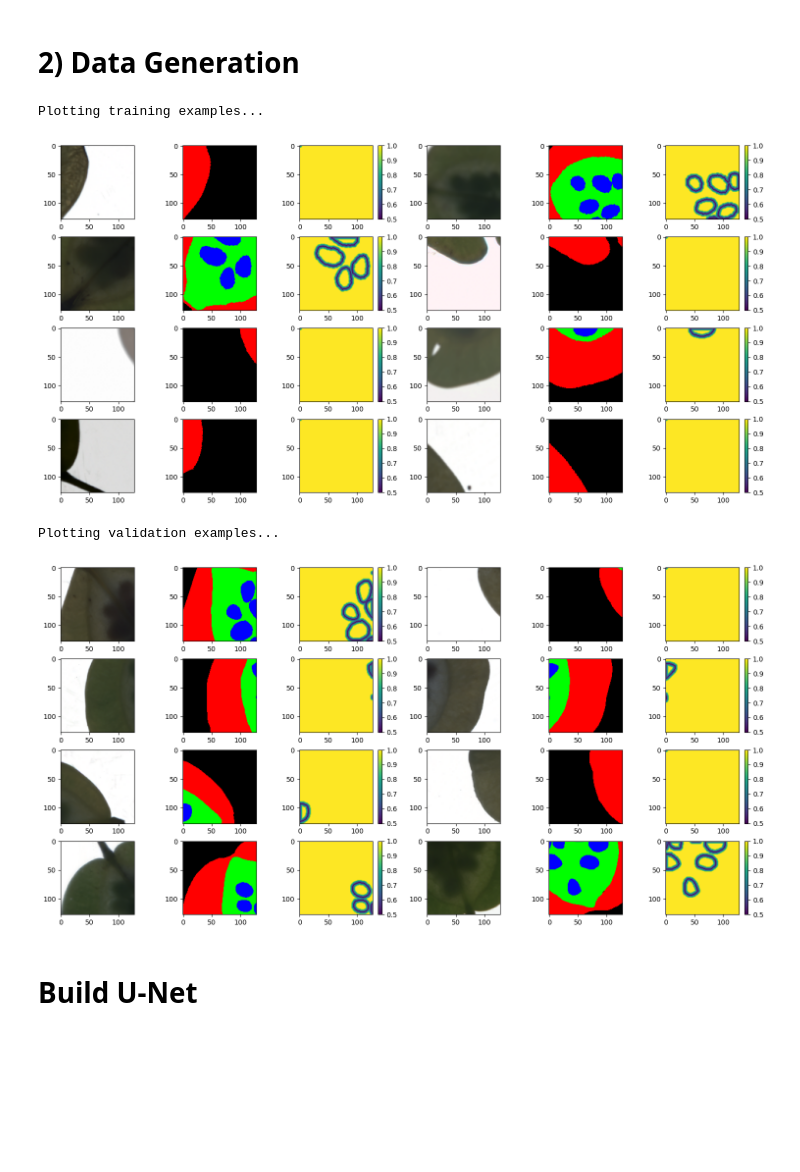
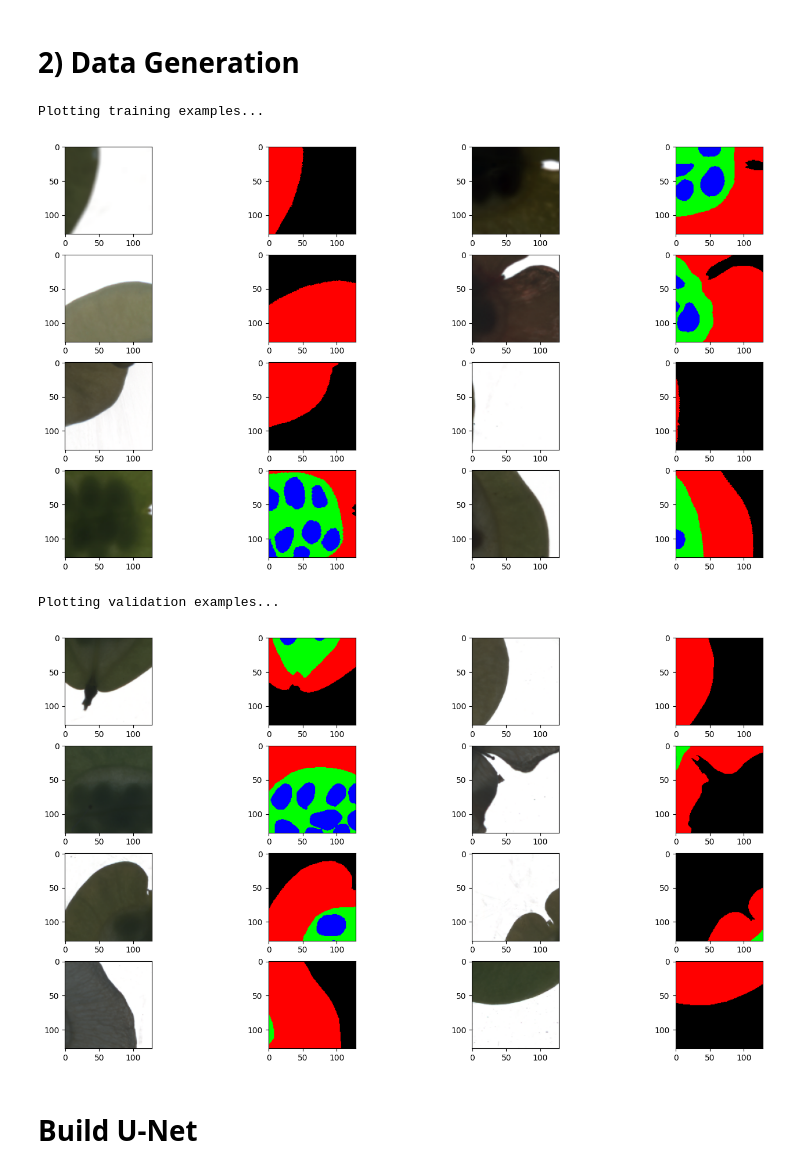
Before and after one commit to pikruse/pennycress-unet, a Jupyter notebook: notebooks/TrainUNet.ipynb, the cells around one changed output. Cells and saved outputs as stored; diff of their text form; code cells hidden in the pictures; blank space fills up the shorter version.

```diff
--- a/notebooks/TrainUNet.ipynb
+++ b/notebooks/TrainUNet.ipynb
@@ -46,15 +47,18 @@ device = torch.device(GetLowestGPU(verbose=2))
 # 1) Data Loading / Plotting
 # %%
 # define options
-img_path = '../pennycress_pods/train/train_images_by_pod/'
-mask_path = '../pennycress_pods/train/train_masks_by_pod/'
-n_pad = 128
+img_path = '../data/train/train_images_by_pod/'
+mask_path = '../data/train/train_masks_by_pod/'
 
 # load images and masks into list
-mask_names = sorted([os.path.basename(x) for x in glob.glob(mask_path + '*.png')])
+img_names = get_file_names(img_path,
+                           extension=".png")
+mask_names = get_file_names(mask_path,
+                            extension=".png")
 
 pennycress_images = []
 pennycress_masks = []
+n_pad = 128   # padding for images
 
 # VISUALIZE
 for img_name in mask_names:
@@ -111,7 +115,7 @@ images = pennycress_images
 masks = multiclass_masks
 tile_size = 128
 train_prop = 0.8
-distance_weights = True
+distance_weights = False
 
 #create train/val splits by image
 p = np.random.permutation(len(images))
@@ -125,7 +129,7 @@ train_generator = TG.TileGenerator(
     tile_size=tile_size,
     split='train',
     n_pad = n_pad,
-    distance_weights=True
+    distance_weights=False
     )
 
 val_generator = TG.TileGenerator(
@@ -134,7 +138,7 @@ val_generator = TG.TileGenerator(
     tile_size=tile_size,
     split='val',
     n_pad = n_pad,
-    distance_weights=True
+    distance_weights=False
     )
 
 #plot random samples
@@ -179,36 +183,36 @@ N = len(val_generator)
 for i in range(8):
     rand_idx = np.random.choice(N)
 
     if distance_weights:
         img, t = val_generator[rand_idx]
         img = img.permute(1, 2, 0).numpy()
         msk = t[:-1, :, :].permute(1, 2, 0).numpy()[:, :, 1:]
         w = t[-1, :, :].numpy()
 
         ax = fig.add_subplot(4, 6, 3*i+1)
         plt.imshow(img, vmin=0, vmax=1)
         ax = fig.add_subplot(4, 6, 3*i+2)
         plt.imshow(msk, vmin=0, vmax=1)
         ax = fig.add_subplot(4, 6, 3*i+3)
         plt.imshow(w); plt.colorbar()
 
     else:
         img, msk = val_generator[rand_idx]
         img = img.permute(1, 2, 0).numpy()
         msk = msk.permute(1, 2, 0).numpy()[:, :, 1:]
 
         ax = fig.add_subplot(4, 4, 2*i+1)
         plt.imshow(img, vmin=0, vmax=1)
         ax = fig.add_subplot(4, 4, 2*i+2)
         plt.imshow(msk, vmin=0, vmax=1)
 
 plt.tight_layout(pad=0.5)
 plt.show()
 # %% [output]
 Plotting training examples...
-[figure, old version]
+[figure, new version]
 Plotting validation examples...
-[figure, old version]
+[figure, new version]
 # %% [markdown]
 # Build U-Net
 # %%
```
Also changed, not shown: parts of 6 cells of this notebook, 1 other file.
